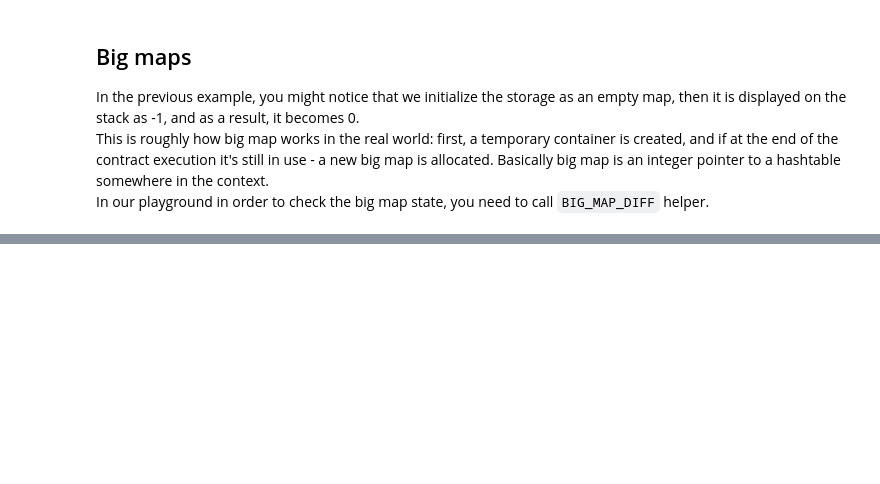
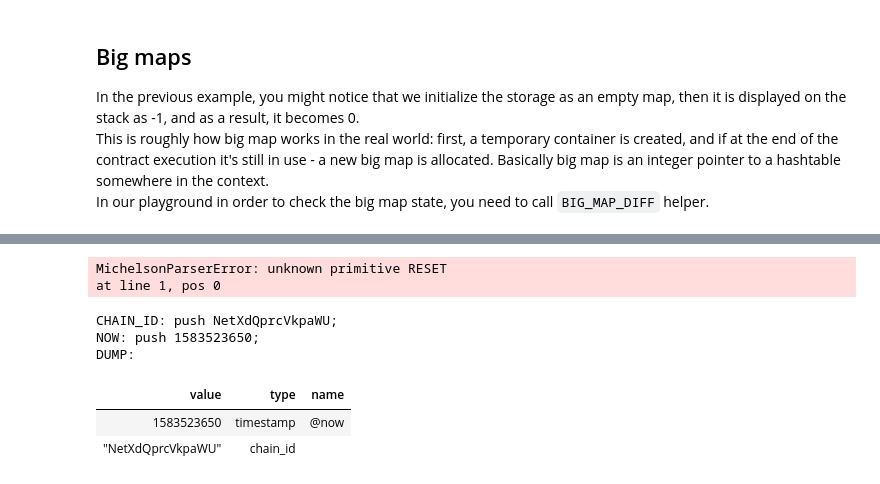
Before and after one commit to baking-bad/michelson-kernel, a Jupyter notebook: michelson_quickstart.ipynb, the cells around one changed output, grey strips where cells are left out. Cells and saved outputs as stored; diff of their text form; code cells hidden in the pictures; blank space fills up the shorter version.

```diff
--- a/michelson_quickstart.ipynb
+++ b/michelson_quickstart.ipynb
@@ -199,0 +265,14 @@ BIG_MAP_DIFF  # works if the top item contains big maps
+# %%
+RESET "mainnet"
+# %% [output]
+MichelsonParserError: unknown primitive RESET
+at line 1, pos 0
+# %%
+CHAIN_ID ; NOW ; DUMP 2  # Few blockchain-specific instruction will change the behavior
+# %% [output]
+CHAIN_ID: push NetXdQprcVkpaWU;
+NOW: push 1583523650;
+DUMP:
+| value | type | name |
+| 1583523650 | timestamp | @now |
+| "NetXdQprcVkpaWU" | chain_id |  |
```
Also changed, not shown: parts of 18 cells of this notebook.
